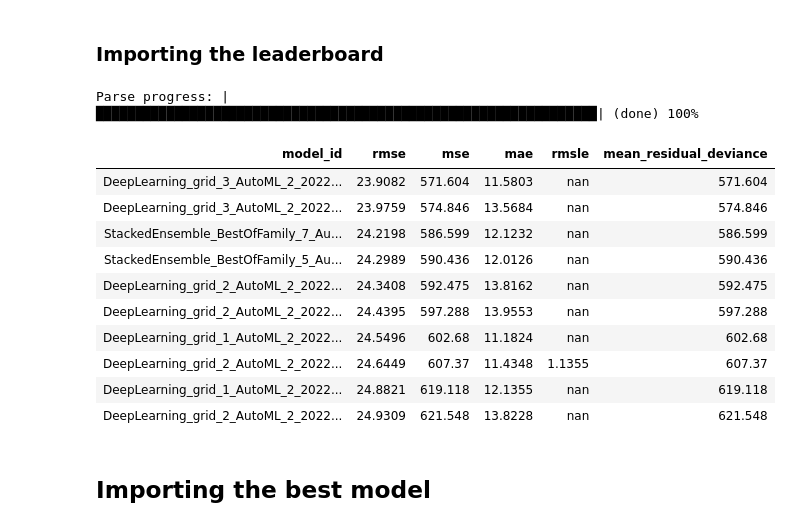
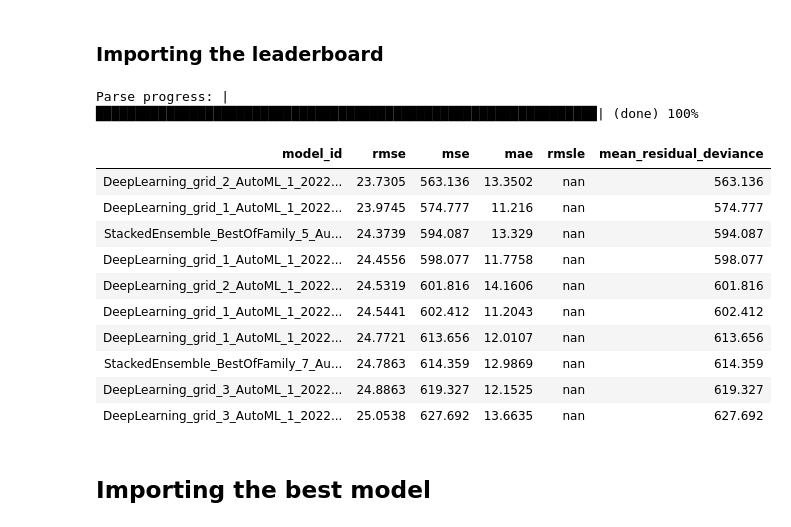
Before and after one commit to hiyama341/ConStrain, a Jupyter notebook: colab_notebooks/08_LEARN_DataAnalysis.ipynb, the cells around one changed output. Cells and saved outputs as stored; diff of their text form; code cells hidden in the pictures.

```diff
--- a/colab_notebooks/08_LEARN_DataAnalysis.ipynb
+++ b/colab_notebooks/08_LEARN_DataAnalysis.ipynb
@@ -373,23 +380,23 @@ Export File progress: |███████████████████
 # %% [markdown]
 ### Importing the leaderboard
 # %%
-models_path = "ConStrain_on_google_colab/Data/processed/processed/ML_data_leaderboard2"
+models_path = "ConStrain_on_google_colab/Data/processed/ML_data_leaderboard2/"
 
 lb = h2o.import_file(path=os.path.join(models_path, "aml_leaderboard.h2o"))
 lb
 # %% [output]
 Parse progress: |████████████████████████████████████████████████████████████████| (done) 100%
 | model_id | rmse | mse | mae | rmsle | mean_residual_deviance |
-| DeepLearning_grid_3_AutoML_2_2022... | 23.9082 | 571.604 | 11.5803 | nan | 571.604 |
-| DeepLearning_grid_3_AutoML_2_2022... | 23.9759 | 574.846 | 13.5684 | nan | 574.846 |
-| StackedEnsemble_BestOfFamily_7_Au... | 24.2198 | 586.599 | 12.1232 | nan | 586.599 |
-| StackedEnsemble_BestOfFamily_5_Au... | 24.2989 | 590.436 | 12.0126 | nan | 590.436 |
-| DeepLearning_grid_2_AutoML_2_2022... | 24.3408 | 592.475 | 13.8162 | nan | 592.475 |
-| DeepLearning_grid_2_AutoML_2_2022... | 24.4395 | 597.288 | 13.9553 | nan | 597.288 |
-| DeepLearning_grid_1_AutoML_2_2022... | 24.5496 | 602.68 | 11.1824 | nan | 602.68 |
-| DeepLearning_grid_2_AutoML_2_2022... | 24.6449 | 607.37 | 11.4348 | 1.1355 | 607.37 |
-| DeepLearning_grid_1_AutoML_2_2022... | 24.8821 | 619.118 | 12.1355 | nan | 619.118 |
-| DeepLearning_grid_2_AutoML_2_2022... | 24.9309 | 621.548 | 13.8228 | nan | 621.548 |
+| DeepLearning_grid_2_AutoML_1_2022... | 23.7305 | 563.136 | 13.3502 | nan | 563.136 |
+| DeepLearning_grid_1_AutoML_1_2022... | 23.9745 | 574.777 | 11.216 | nan | 574.777 |
+| StackedEnsemble_BestOfFamily_5_Au... | 24.3739 | 594.087 | 13.329 | nan | 594.087 |
+| DeepLearning_grid_1_AutoML_1_2022... | 24.4556 | 598.077 | 11.7758 | nan | 598.077 |
+| DeepLearning_grid_2_AutoML_1_2022... | 24.5319 | 601.816 | 14.1606 | nan | 601.816 |
+| DeepLearning_grid_1_AutoML_1_2022... | 24.5441 | 602.412 | 11.2043 | nan | 602.412 |
+| DeepLearning_grid_1_AutoML_1_2022... | 24.7721 | 613.656 | 12.0107 | nan | 613.656 |
+| StackedEnsemble_BestOfFamily_7_Au... | 24.7863 | 614.359 | 12.9869 | nan | 614.359 |
+| DeepLearning_grid_3_AutoML_1_2022... | 24.8863 | 619.327 | 12.1525 | nan | 619.327 |
+| DeepLearning_grid_3_AutoML_1_2022... | 25.0538 | 627.692 | 13.6635 | nan | 627.692 |
 # %% [markdown]
 ## Importing the best model
 # %%
```
Also changed, not shown: parts of 23 cells of this notebook, 1 other file.
